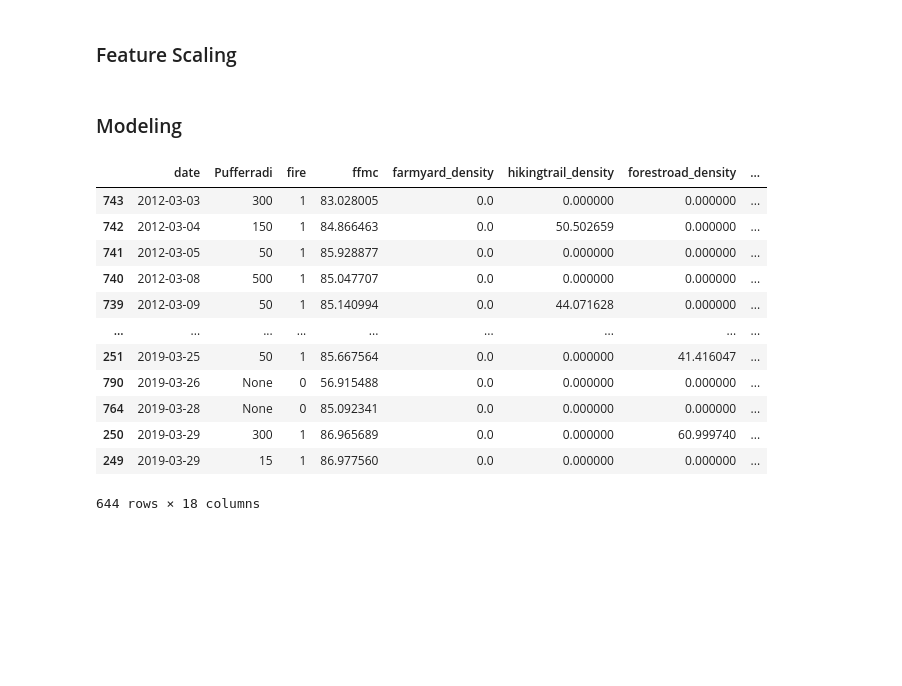
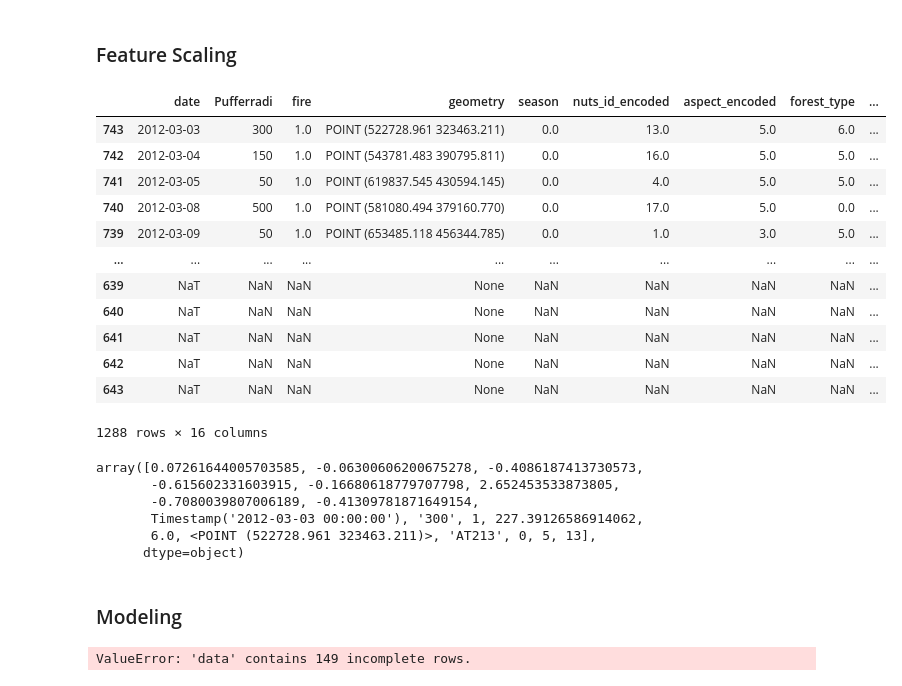
Before and after one commit to PLUS-ZGIS-GeoAI/ignite-bayesian-ml, a Jupyter notebook: notebooks/modeling_experiments/uncertainty_quantification_st_blr.ipynb, the cells around one changed output. Cells and saved outputs as stored; diff of their text form; code cells hidden in the pictures; blank space fills up the shorter version.

```diff
--- a/notebooks/modeling_experiments/uncertainty_quantification_st_blr.ipynb
+++ b/notebooks/modeling_experiments/uncertainty_quantification_st_blr.ipynb
@@ -94,19 +95,52 @@ y_train, y_test = X_train["fire"], X_test["fire"]
 features_to_scale = ['ffmc', 'farmyard_density',
        'hikingtrail_density', 'forestroad_density', 'railway_density',
        'elevation', 'slope', 'population_density']
+passthrough_columns = ['date', 'Pufferradi', 'fire', 'geometry', 'season', 'nuts_id_encoded', 'aspect_encoded', 'forest_type']
 
 preprocessor = ColumnTransformer(
     transformers=[
         ('std_scaler', StandardScaler(), features_to_scale)
     ],
-    remainder='passthrough'
+    remainder='drop'
 )
 
 
 train_data_transformed = preprocessor.fit_transform(X_train)
 test_data_transformed = preprocessor.transform(X_test)
-X_train = pd.DataFrame(train_data_transformed, columns=X_train.columns)
-X_test = pd.DataFrame(test_data_transformed, columns=X_test.columns)
+# %%
+
+X_train_features_to_scale = pd.DataFrame(train_data_transformed, columns=features_to_scale)
+X_test_features_to_scale = pd.DataFrame(test_data_transformed, columns=features_to_scale)
+
+X_train = X_train_features_to_scale[passthrough_columns] = X_train.loc[:, passthrough_columns]
+
+X_train = pd.concat([X_train.loc[:, passthrough_columns], X_train_features_to_scale], axis=1)
+X_test = pd.concat([X_test.loc[:, passthrough_columns], X_test_features_to_scale], axis=1)
+# %%
+X_train
+# %% [output]
+|  | date | Pufferradi | fire | geometry | season | nuts_id_encoded | aspect_encoded | forest_type | ... |
+| 743 | 2012-03-03 | 300 | 1.0 | POINT (522728.961 323463.211) | 0.0 | 13.0 | 5.0 | 6.0 | ... |
+| 742 | 2012-03-04 | 150 | 1.0 | POINT (543781.483 390795.811) | 0.0 | 16.0 | 5.0 | 5.0 | ... |
+| 741 | 2012-03-05 | 50 | 1.0 | POINT (619837.545 430594.145) | 0.0 | 4.0 | 5.0 | 5.0 | ... |
+| 740 | 2012-03-08 | 500 | 1.0 | POINT (581080.494 379160.770) | 0.0 | 17.0 | 5.0 | 0.0 | ... |
+| 739 | 2012-03-09 | 50 | 1.0 | POINT (653485.118 456344.785) | 0.0 | 1.0 | 3.0 | 5.0 | ... |
+| ... | ... | ... | ... | ... | ... | ... | ... | ... | ... |
+| 639 | NaT | NaN | NaN | None | NaN | NaN | NaN | NaN | ... |
+| 640 | NaT | NaN | NaN | None | NaN | NaN | NaN | NaN | ... |
+| 641 | NaT | NaN | NaN | None | NaN | NaN | NaN | NaN | ... |
+| 642 | NaT | NaN | NaN | None | NaN | NaN | NaN | NaN | ... |
+| 643 | NaT | NaN | NaN | None | NaN | NaN | NaN | NaN | ... |
+1288 rows × 16 columns
+# %%
+train_data_transformed[0]
+# %% [output]
+array([0.07261644005703585, -0.06300606200675278, -0.4086187413730573,
+       -0.615602331603915, -0.16680618779707798, 2.652453533873805,
+       -0.7080039807006189, -0.41309781871649154,
+       Timestamp('2012-03-03 00:00:00'), '300', 1, 227.39126586914062,
+       6.0, <POINT (522728.961 323463.211)>, 'AT213', 0, 5, 13],
+      dtype=object)
 # %% [markdown]
 ### Modeling
 # %%
@@ -124,27 +158,14 @@ def create_formula_string(features: list, spatial_group: str, temporal_group: st
     for feature in features:
         formula += f" + {feature}"
     return formula
-# %%
-train_df
-# %% [output]
-|  | date | Pufferradi | fire | ffmc | farmyard_density | hikingtrail_density | forestroad_density | ... |
-| 743 | 2012-03-03 | 300 | 1 | 83.028005 | 0.0 | 0.000000 | 0.000000 | ... |
-| 742 | 2012-03-04 | 150 | 1 | 84.866463 | 0.0 | 50.502659 | 0.000000 | ... |
-| 741 | 2012-03-05 | 50 | 1 | 85.928877 | 0.0 | 0.000000 | 0.000000 | ... |
-| 740 | 2012-03-08 | 500 | 1 | 85.047707 | 0.0 | 0.000000 | 0.000000 | ... |
-| 739 | 2012-03-09 | 50 | 1 | 85.140994 | 0.0 | 44.071628 | 0.000000 | ... |
-| ... | ... | ... | ... | ... | ... | ... | ... | ... |
-| 251 | 2019-03-25 | 50 | 1 | 85.667564 | 0.0 | 0.000000 | 41.416047 | ... |
-| 790 | 2019-03-26 | None | 0 | 56.915488 | 0.0 | 0.000000 | 0.000000 | ... |
-| 764 | 2019-03-28 | None | 0 | 85.092341 | 0.0 | 0.000000 | 0.000000 | ... |
-| 250 | 2019-03-29 | 300 | 1 | 86.965689 | 0.0 | 0.000000 | 60.999740 | ... |
-| 249 | 2019-03-29 | 15 | 1 | 86.977560 | 0.0 | 0.000000 | 0.000000 | ... |
-644 rows × 18 columns
 # %%
 spatial_grouping_variable = "nuts_id_encoded"
 temporal_grouping_variable = "season"
 pooling = "partial"
-common_features =
+common_features = ['ffmc', 'farmyard_density',
+       'hikingtrail_density', 'forestroad_density', 'railway_density',
+       'elevation', 'slope', 'forest_type', 'population_density', 'season', 'aspect_encoded', 'nuts_id_encoded']
+X_train = X_train.loc[:, common_features + ["fire"]]
 
 priors = {
     f"1|{spatial_grouping_variable}:{temporal_grouping_variable}": bmb.Prior("Normal", mu=0, sigma=bmb.Prior("Exponential", lam=1)),
@@ -157,6 +178,8 @@ formula = create_formula_string(common_features, spatial_grouping_variable, temp
 
 # create model
 model = bmb.Model(formula=formula,
-            data=train_data,
+            data=X_train,
             family="bernoulli",
             priors=priors)
+# %% [output]
+ValueError: 'data' contains 149 incomplete rows.
```
Also changed, not shown: parts of 3 cells of this notebook, 2 other files.
